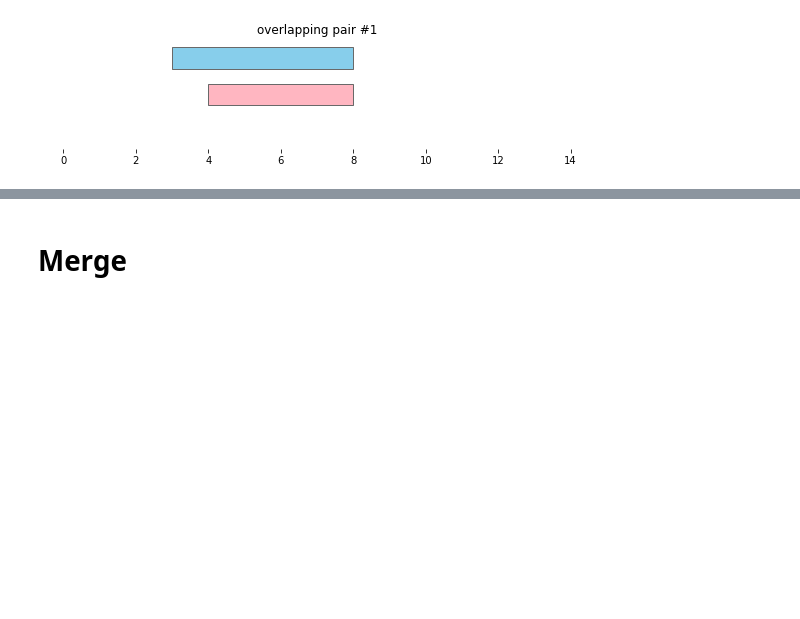
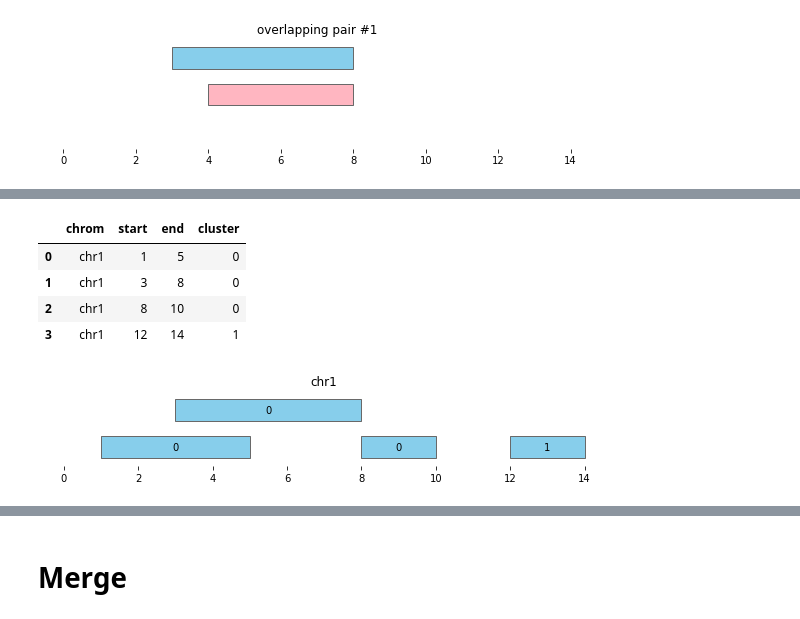
Before and after one commit to open2c/bioframe, a Jupyter notebook: docs/notebooks/intervals_tutorials.ipynb, the cells around one changed output, grey strips where cells are left out. Saved outputs shown, nothing was run; the diff lists cells and outputs as text; code cells hidden in the pictures; blank space fills up the shorter version.

```diff
--- a/docs/notebooks/intervals_tutorials.ipynb
+++ b/docs/notebooks/intervals_tutorials.ipynb
@@ -59,0 +75,11 @@ for i, reg_pair in overlapping_intervals.iterrows():
+# %%
+df_annotated = bf.cluster(df1, min_dist=0)
+display(df_annotated)
+bf.viz.plot_intervals(df_annotated, labels=df_annotated['cluster'], show_coords=True)
+# %% [output]
+|  | chrom | start | end | cluster |
+| 0 | chr1 | 1 | 5 | 0 |
+| 1 | chr1 | 3 | 8 | 0 |
+| 2 | chr1 | 8 | 10 | 0 |
+| 3 | chr1 | 12 | 14 | 1 |
+[figure, added]
```
Also changed, not shown: parts of 9 cells of this notebook, 1 other file.
